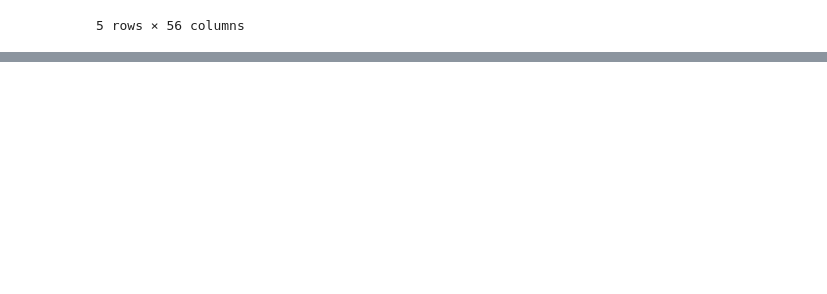
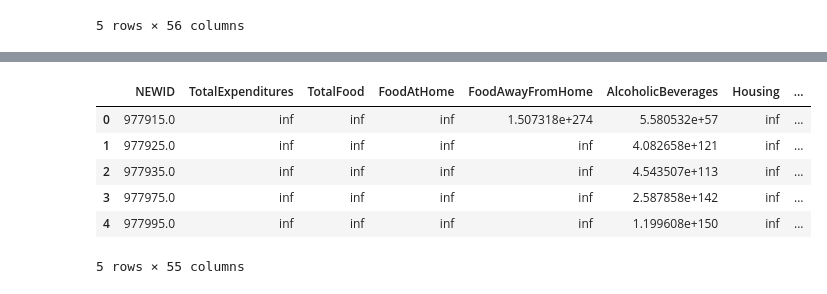
Before and after one commit to WinnieGao/Expenditures, a Jupyter notebook: Model Application.ipynb, the cells around one changed output, grey strips where cells are left out. Cells and saved outputs as stored; diff of their text form; code cells hidden in the pictures; blank space fills up the shorter version.

Commit message:
add pred fmli 2000 subset

```diff
--- a/Model Application.ipynb
+++ b/Model Application.ipynb
@@ -112,0 +139,19 @@ result.to_csv("pred_fmli_2010.csv")
+# %%
+pred_y = pd.DataFrame()
+
+for i in range(16, len(log.columns)):
+    df = log[["HHSIZE", "INCOME", "ROOMS", "OWN", "DEGREE", "VEHICLES", log.columns[i]]]
+    df.replace(np.Inf, np.nan, inplace = True)
+    df.replace(-np.Inf, np.nan, inplace = True)
+    df.dropna(inplace = True)
+    df.reset_index(inplace = True)
+    X = df[["HHSIZE", "INCOME", "ROOMS", "OWN", "DEGREE", "VEHICLES"]]
+    Y = df[log.columns[i]]
+    X1 = sm.add_constant(X)
+    model = linear_model.Lasso(alpha=0.03).fit(X1, Y)
+    log_dm.replace(np.Inf, np.nan, inplace = True)
+    log_dm.replace(-np.Inf, np.nan, inplace = True)
+    log_dm.dropna(inplace = True)
+    Xp = log_dm[["HHSIZE", "INCOME", "ROOMS", "OWN", "DEGREE", "VEHICLES"]]
+    log_dm1 = sm.add_constant(Xp)
+    pred_y[log.columns[i]] = np.array(model.predict(log_dm1))
@@ -112,0 +176,20 @@ result.to_csv("pred_fmli_2010.csv")
+# %%
+result = pred_y
+for i in pred_y.columns:
+    result[i] = np.exp(pred_y[i])
+# %%
+result["NEWID"] = log_dm["NEWID"]
+# %%
+cols = list(result.columns)
+cols = [cols[len(cols) - 1]] + cols[:len(cols) - 1]
+result = result[cols]
+# %%
+result.head()
+# %% [output]
+|  | NEWID | TotalExpenditures | TotalFood | FoodAtHome | FoodAwayFromHome | AlcoholicBeverages | Housing | ... |
+| 0 | 977915.0 | inf | inf | inf | 1.507318e+274 | 5.580532e+57 | inf | ... |
+| 1 | 977925.0 | inf | inf | inf | inf | 4.082658e+121 | inf | ... |
+| 2 | 977935.0 | inf | inf | inf | inf | 4.543507e+113 | inf | ... |
+| 3 | 977975.0 | inf | inf | inf | inf | 2.587858e+142 | inf | ... |
+| 4 | 977995.0 | inf | inf | inf | inf | 1.199608e+150 | inf | ... |
+5 rows × 55 columns
```
Also changed, not shown: parts of 5 cells of this notebook, 1 other file.
